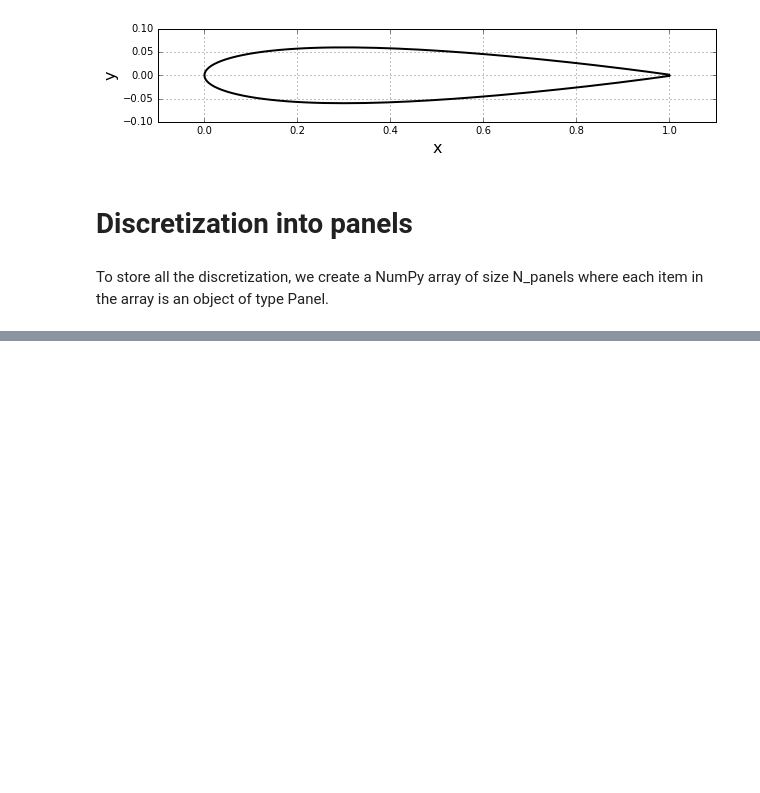
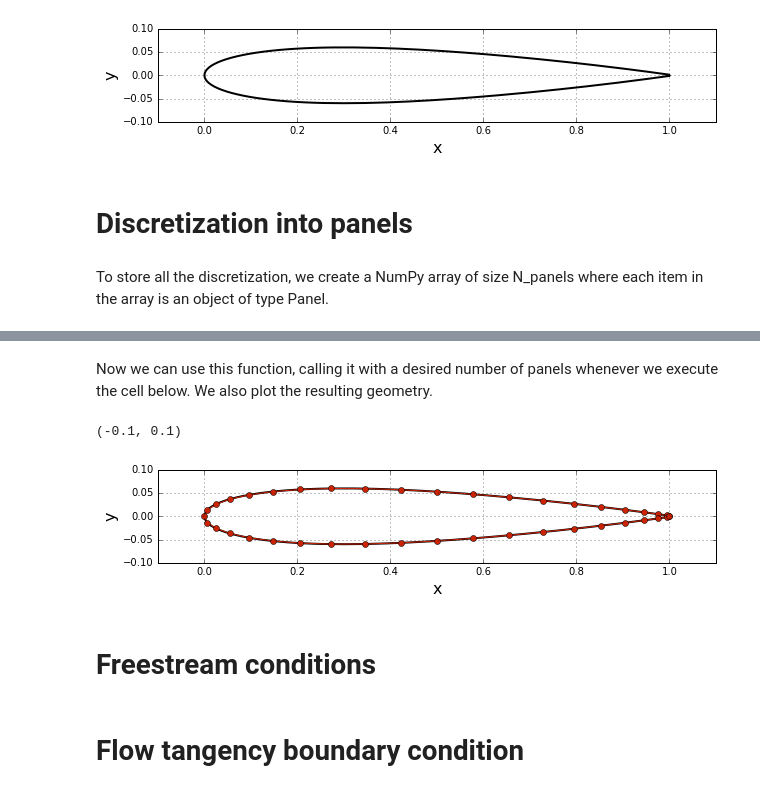
Before and after one commit to qweaxdzsc/mae6226-workspace, a Jupyter notebook: lesson10.ipynb, the cells around one changed output, grey strips where cells are left out. Saved outputs shown, nothing was run; the diff lists cells and outputs as text; code cells hidden in the pictures; blank space fills up the shorter version.

```diff
--- a/lesson10.ipynb
+++ b/lesson10.ipynb
@@ -76,6 +76,12 @@ class Panel:
         elif xb-xa > 0.:
             self.beta = math.pi + math.acos(-(yb-ya)/self.length)
 
+        # location of the panel
+        if self.beta <= math.pi:
+            self.loc = 'upper'
+        else:
+            self.loc = 'lower'
+
         self.sigma = 0.                             # source strength
         self.vt = 0.                                # tangential velocity
         self.cp = 0.                                # pressure coefficient
@@ -83,0 +140,25 @@ To store all the discretization, we create a NumPy array of size N_panels where
+# %% [markdown]
+
+Now we can use this function, calling it with a desired number of panels whenever we execute the cell below. We also plot the resulting geometry.
+# %%
+N = 40                           # number of panels
+panels = define_panels(x, y, N)   # discretizes of the geometry into panels
+
+# plot the geometry and the panels
+width = 10
+pyplot.figure(figsize=(width, width))
+pyplot.grid()
+pyplot.xlabel('x', fontsize=16)
+pyplot.ylabel('y', fontsize=16)
+pyplot.plot(x, y, color='k', linestyle='-', linewidth=2)
+pyplot.plot(numpy.append([panel.xa for panel in panels], panels[0].xa),
+            numpy.append([panel.ya for panel in panels], panels[0].ya),
+            linestyle='-', linewidth=1, marker='o', markersize=6, color='#CD2305')
+pyplot.axis('scaled', adjustable='box')
+pyplot.xlim(-0.1, 1.1)
+pyplot.ylim(-0.1, 0.1)
+# %% [output]
+(-0.1, 0.1)
+[figure, added]
+# %% [markdown]
+# Freestream conditions
@@ -83,0 +190,2 @@ To store all the discretization, we create a NumPy array of size N_panels where
+# %% [markdown]
+# Flow tangency boundary condition
```
Also changed, not shown: parts of 20 cells of this notebook.
